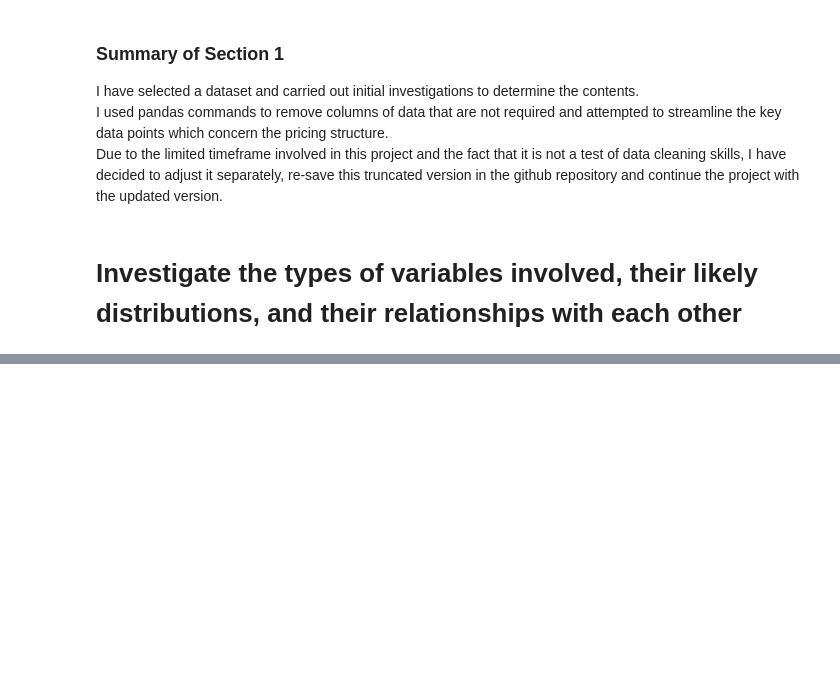
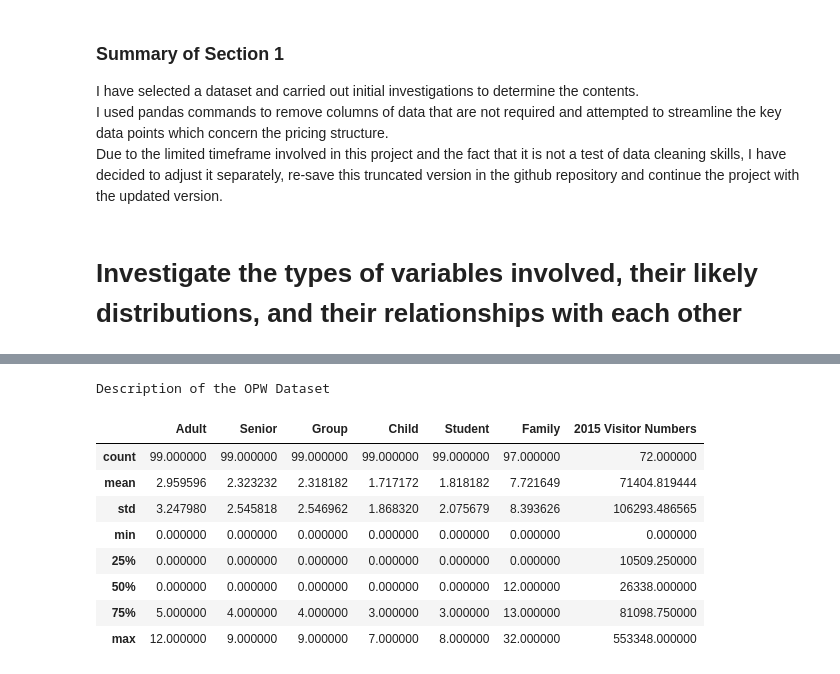
Before and after one commit to ClodaghMurphy/ProgDA_ProjectDec2019, a Jupyter notebook: ProgDA_ProjectDec2019.ipynb, the cells around one changed output, grey strips where cells are left out. Drawn from its saved outputs; the diff is of its cells as text; code cells hidden in the pictures; blank space fills up the shorter version.

```diff
--- a/ProgDA_ProjectDec2019.ipynb
+++ b/ProgDA_ProjectDec2019.ipynb
@@ -237,0 +235,20 @@ df
+# %%
+
+#Print a description of the output
+print("Description of the OPW Dataset")
+df.describe()
+#if parentheses ()are not used, all columns will display but no useful summary statistics!
+#According to pandas 0.25.1 documentation:
+#For numeric data, the result’s index will include count, mean, std, min, max as well as lower, 50 and upper percentiles.
+#By default the lower percentile is 25 and the upper percentile is 75. The 50 percentile is the same as the median.
+# %% [output]
+Description of the OPW Dataset
+|  | Adult | Senior | Group | Child | Student | Family | 2015 Visitor Numbers |
+| count | 99.000000 | 99.000000 | 99.000000 | 99.000000 | 99.000000 | 97.000000 | 72.000000 |
+| mean | 2.959596 | 2.323232 | 2.318182 | 1.717172 | 1.818182 | 7.721649 | 71404.819444 |
+| std | 3.247980 | 2.545818 | 2.546962 | 1.868320 | 2.075679 | 8.393626 | 106293.486565 |
+| min | 0.000000 | 0.000000 | 0.000000 | 0.000000 | 0.000000 | 0.000000 | 0.000000 |
+| 25% | 0.000000 | 0.000000 | 0.000000 | 0.000000 | 0.000000 | 0.000000 | 10509.250000 |
+| 50% | 0.000000 | 0.000000 | 0.000000 | 0.000000 | 0.000000 | 12.000000 | 26338.000000 |
+| 75% | 5.000000 | 4.000000 | 4.000000 | 3.000000 | 3.000000 | 13.000000 | 81098.750000 |
+| max | 12.000000 | 9.000000 | 9.000000 | 7.000000 | 8.000000 | 32.000000 | 553348.000000 |
```
Also changed, not shown: parts of 8 cells of this notebook, 1 other file.
